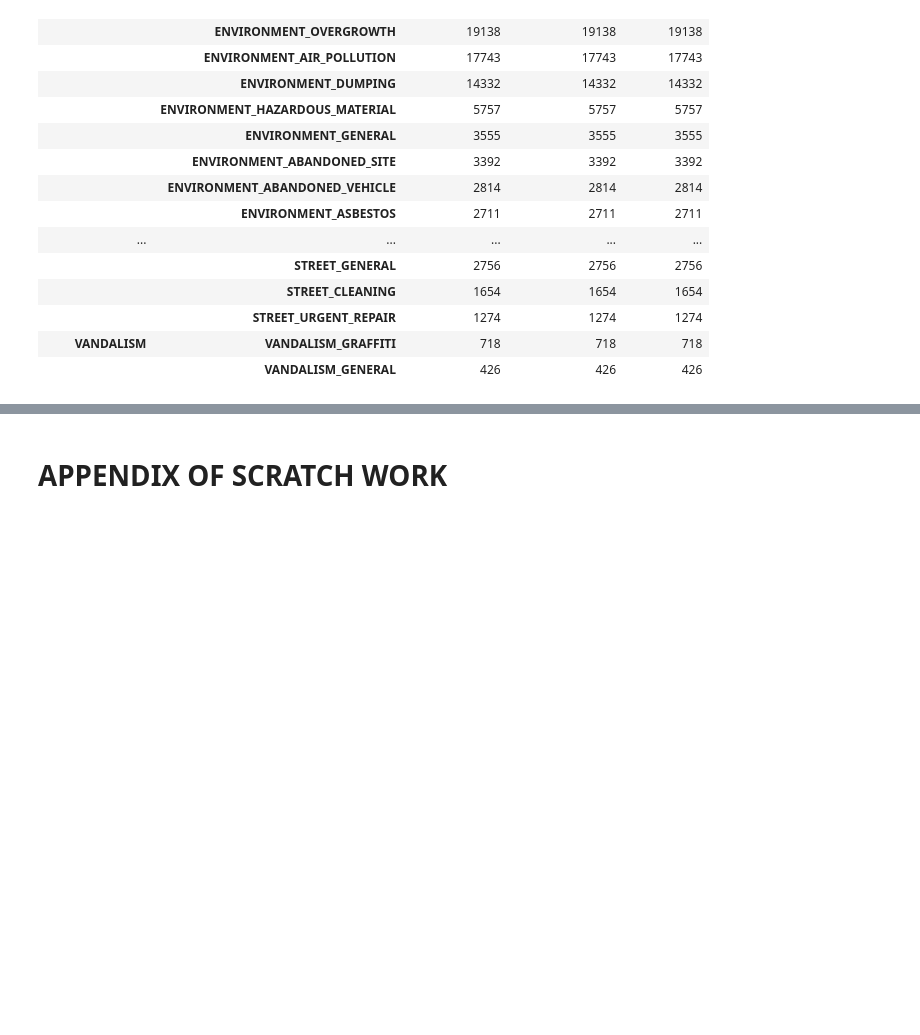
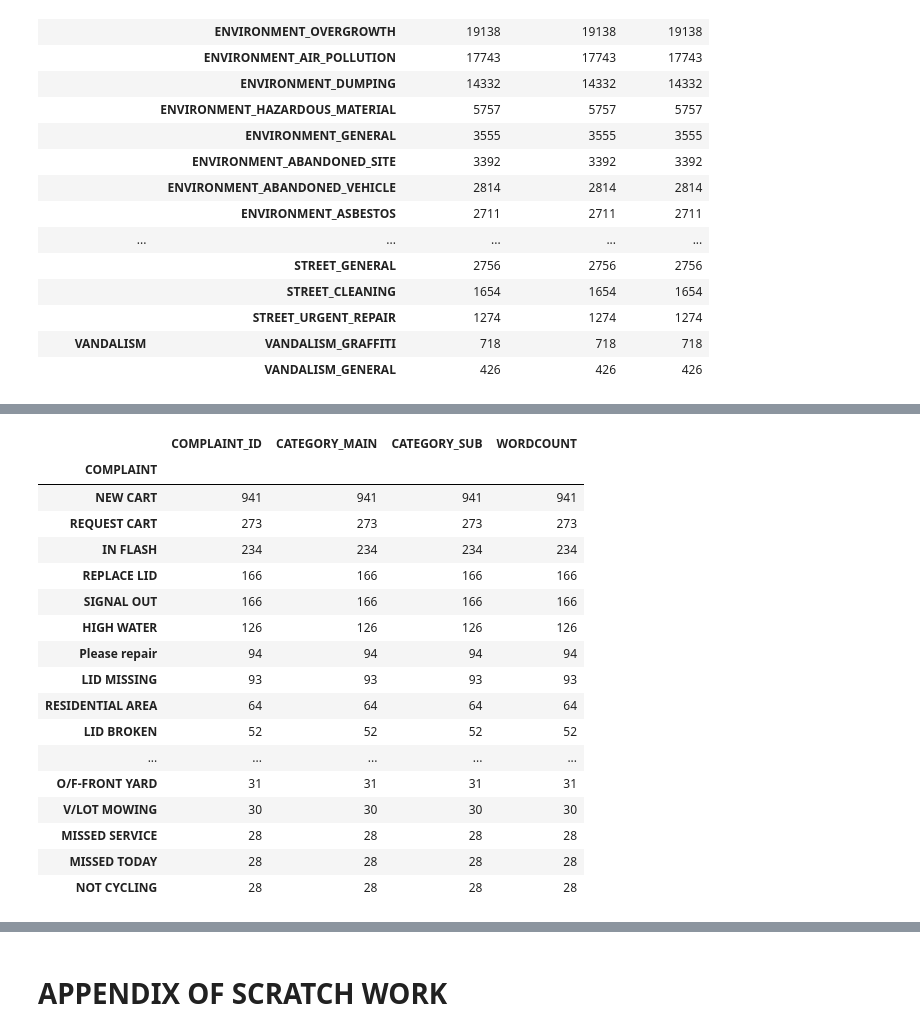
Before and after one commit to pdurkin84/W210_Gov_Complaints_Portal, a Jupyter notebook: Code/Reclassification_dictionary_datasets.ipynb, the cells around one changed output, grey strips where cells are left out. Cells and saved outputs as stored; diff of their text form; code cells hidden in the pictures; blank space fills up the shorter version.

```diff
--- a/Code/Reclassification_dictionary_datasets.ipynb
+++ b/Code/Reclassification_dictionary_datasets.ipynb
@@ -387,0 +439,22 @@ chi_br_IE_train_1.groupby(['CATEGORY_MAIN']).apply(lambda x: (x.groupby('CATEGOR
+# %%
+chi_br_IE_train_1[chi_br_IE_train_1['WORDCOUNT']==2].groupby(['COMPLAINT']).count().sort_values('COMPLAINT_ID', ascending=False)\
+.head(20)
+# %% [output]
+|  | COMPLAINT_ID | CATEGORY_MAIN | CATEGORY_SUB | WORDCOUNT |
+| COMPLAINT |  |  |  |  |
+| NEW CART | 941 | 941 | 941 | 941 |
+| REQUEST CART | 273 | 273 | 273 | 273 |
+| IN FLASH | 234 | 234 | 234 | 234 |
+| REPLACE LID | 166 | 166 | 166 | 166 |
+| SIGNAL OUT | 166 | 166 | 166 | 166 |
+| HIGH WATER | 126 | 126 | 126 | 126 |
+| Please repair | 94 | 94 | 94 | 94 |
+| LID MISSING | 93 | 93 | 93 | 93 |
+| RESIDENTIAL AREA | 64 | 64 | 64 | 64 |
+| LID BROKEN | 52 | 52 | 52 | 52 |
+| ... | ... | ... | ... | ... |
+| O/F-FRONT YARD | 31 | 31 | 31 | 31 |
+| V/LOT MOWING | 30 | 30 | 30 | 30 |
+| MISSED SERVICE | 28 | 28 | 28 | 28 |
+| MISSED TODAY | 28 | 28 | 28 | 28 |
+| NOT CYCLING | 28 | 28 | 28 | 28 |
```
Also changed, not shown: parts of 9 cells of this notebook.
